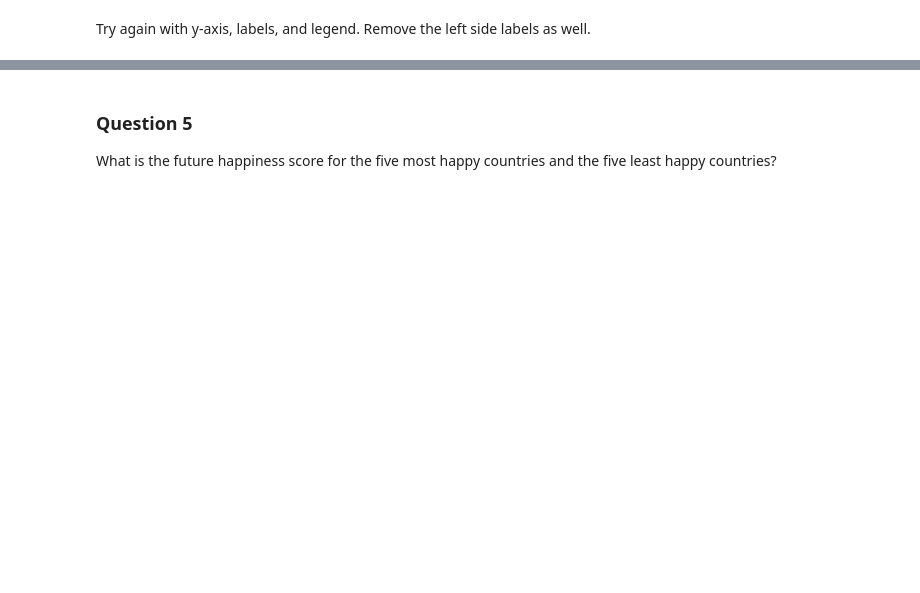
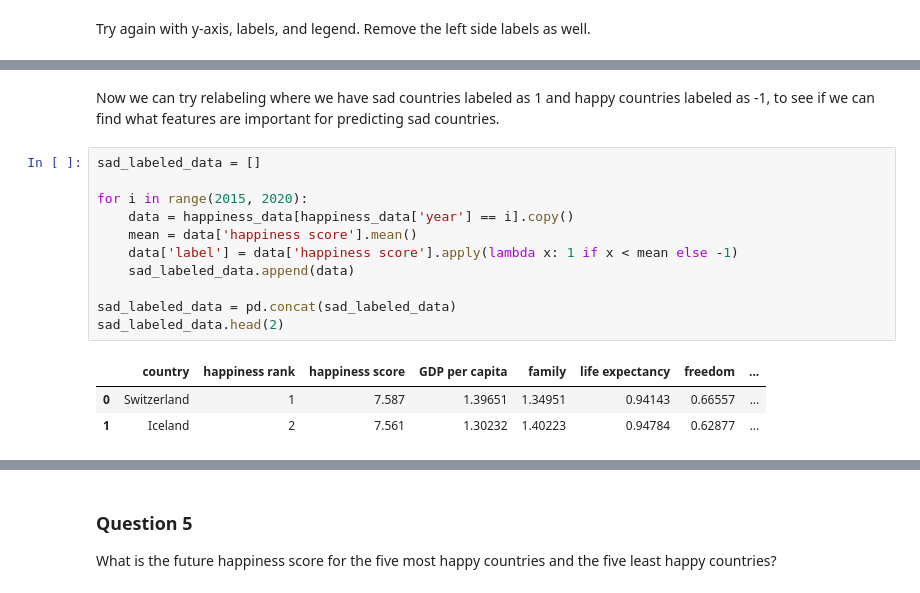
Before and after one commit to Benjaminnnnnn/CSE-163-FINAL-PROJECT, a Jupyter notebook: World_Happiness_Analysis.ipynb, the cells around one changed output, grey strips where cells are left out. Cells and saved outputs as stored; diff of their text form; blank space fills up the shorter version.

```diff
--- a/World_Happiness_Analysis.ipynb
+++ b/World_Happiness_Analysis.ipynb
@@ -796,0 +1113,17 @@ What are some measures that contribute to a higher happiness score? And what are
+# %% [markdown]
+Now we can try relabeling where we have sad countries labeled as 1 and happy countries labeled as -1, to see if we can find what features are important for predicting sad countries.
+# %%
+sad_labeled_data = []
+
+for i in range(2015, 2020):
+    data = happiness_data[happiness_data['year'] == i].copy()
+    mean = data['happiness score'].mean()
+    data['label'] = data['happiness score'].apply(lambda x: 1 if x < mean else -1)
+    sad_labeled_data.append(data)
+
+sad_labeled_data = pd.concat(sad_labeled_data)
+sad_labeled_data.head(2)
+# %% [output]
+|  | country | happiness rank | happiness score | GDP per capita | family | life expectancy | freedom | ... |
+| 0 | Switzerland | 1 | 7.587 | 1.39651 | 1.34951 | 0.94143 | 0.66557 | ... |
+| 1 | Iceland | 2 | 7.561 | 1.30232 | 1.40223 | 0.94784 | 0.62877 | ... |
```
Also changed, not shown: parts of 38 cells of this notebook.
